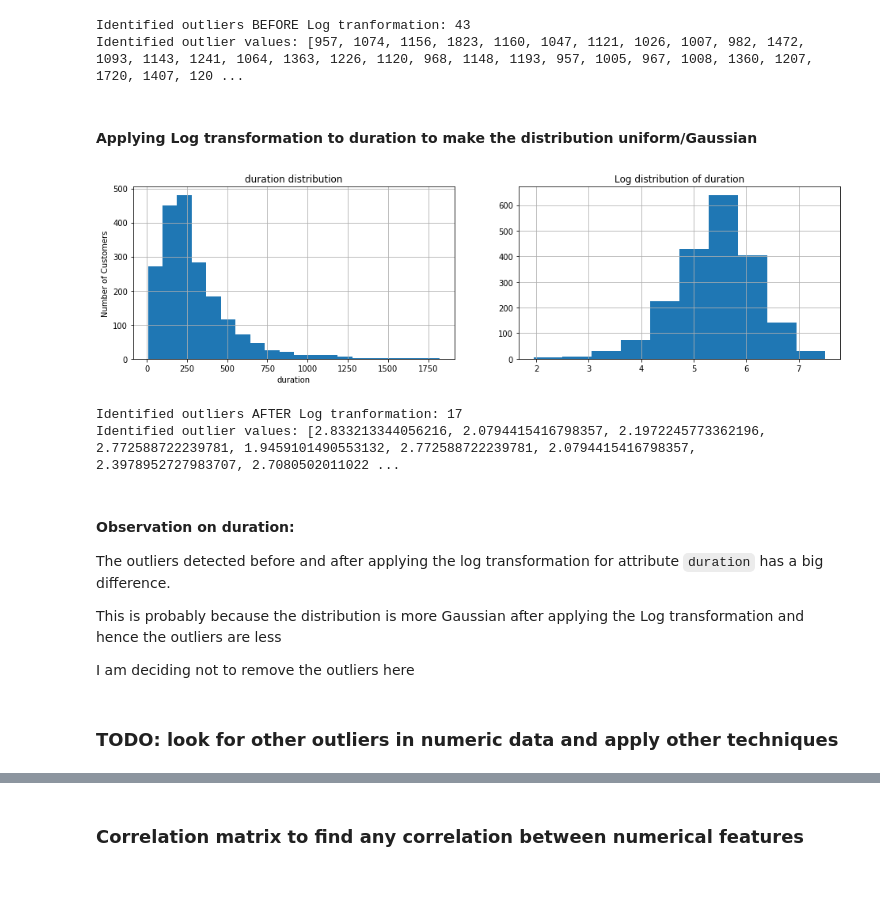
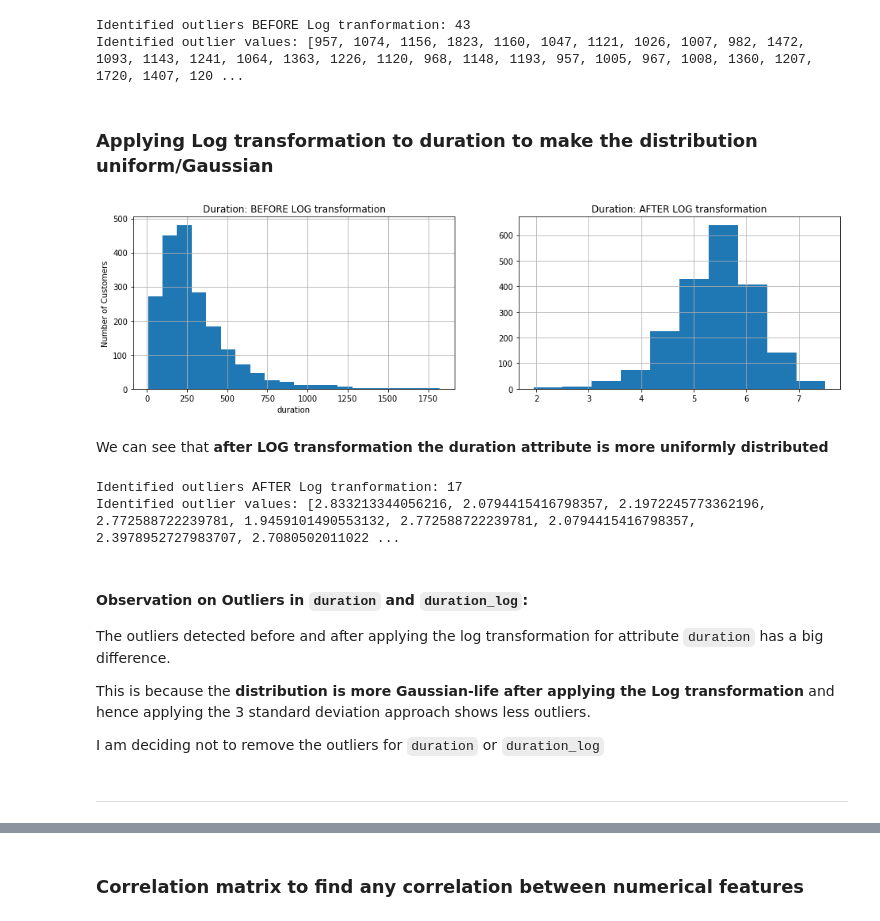
Before and after one commit to vipulpopat/MSCAI_Sem1_Etivity2, a Jupyter notebook: Etivity2_18195067.ipynb, the cells around one changed output, grey strips where cells are left out. Saved outputs shown, nothing was run; the diff lists cells and outputs as text; code cells hidden in the pictures; blank space fills up the shorter version.

```diff
--- a/Etivity2_18195067.ipynb
+++ b/Etivity2_18195067.ipynb
@@ -443,11 +477,3 @@ However, the value 81204 is definitely seems to be an obvious outlier and we sho
-# %%
-# Remove the extreme maximum value from balance
-
-bal_max = df.balance.max()
-df = df[df['balance'] < bal_max]
-
-# Reset the index of rows
-df.reset_index(drop=True, inplace=True)
 # %%
 # Minimum values of balance is negative
 print(df.balance.min())
@@ -643,24 +692,26 @@ print("Identified outlier values:", duration_outliers)
 Identified outliers BEFORE Log tranformation: 43
 Identified outlier values: [957, 1074, 1156, 1823, 1160, 1047, 1121, 1026, 1007, 982, 1472, 1093, 1143, 1241, 1064, 1363, 1226, 1120, 968, 1148, 1193, 957, 1005, 967, 1008, 1360, 1207, 1720, 1407, 120 ...
 # %% [markdown]
-#### Applying Log transformation to duration to make the distribution uniform/Gaussian
+### Applying Log transformation to duration to make the distribution uniform/Gaussian
 # %%
 # Create figure with two subplots for duration attribute
 fig = plt.figure(figsize=(16,4))
 
 # Plot duration distribution
 ax1 = fig.add_subplot(1, 2, 1)
-ax1.set_title("duration distribution")
+ax1.set_title("Duration: BEFORE LOG transformation")
 ax1.set_xlabel('duration')
 ax1.set_ylabel('Number of Customers')
 df['duration'].hist(bins=20)
 
 # Use a log transformation to decrease the impact of extreme values in column AGE
 ax2 = fig.add_subplot(1, 2, 2)
 df['duration_log'] = np.log(df['duration'])
 df['duration_log'].hist()
-ax2.set_title("Log distribution of duration")
+ax2.set_title("Duration: AFTER LOG transformation")
 plt.show()
 # %% [output]
-[figure, old version]
+[figure, new version]
+# %% [markdown]
+We can see that **after LOG transformation the duration attribute is more uniformly distributed**
 # %%
@@ -675,12 +726,12 @@ print("Identified outlier values:", duration1_outliers)
 Identified outliers AFTER Log tranformation: 17
 Identified outlier values: [2.833213344056216, 2.0794415416798357, 2.1972245773362196, 2.772588722239781, 1.9459101490553132, 2.772588722239781, 2.0794415416798357, 2.3978952727983707, 2.7080502011022 ...
 # %% [markdown]
-#### Observation on duration:
+#### Observation on Outliers in `duration` and `duration_log`:
 The outliers detected before and after applying the log transformation for attribute `duration` has a big difference.
 
-This is probably because the distribution is more Gaussian after applying the Log transformation and hence the outliers are less
+This is because the **distribution is more Gaussian-life after applying the Log transformation** and hence applying the 3 standard deviation approach shows less outliers.
 
-I am deciding not to remove the outliers here
+I am deciding not to remove the outliers for `duration` or `duration_log`
-# %% [markdown]
-### TODO: look for other outliers in numeric data and apply other techniques
+# %% [markdown]
+*************************************
 # %% [markdown]
```
Also changed, not shown: parts of 101 cells of this notebook.
